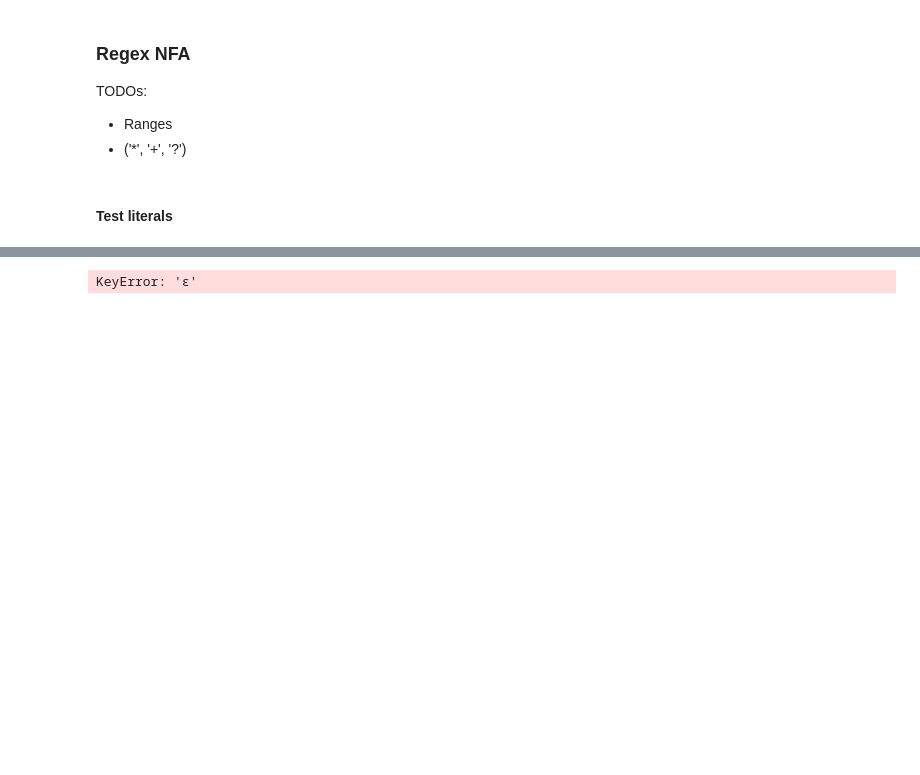
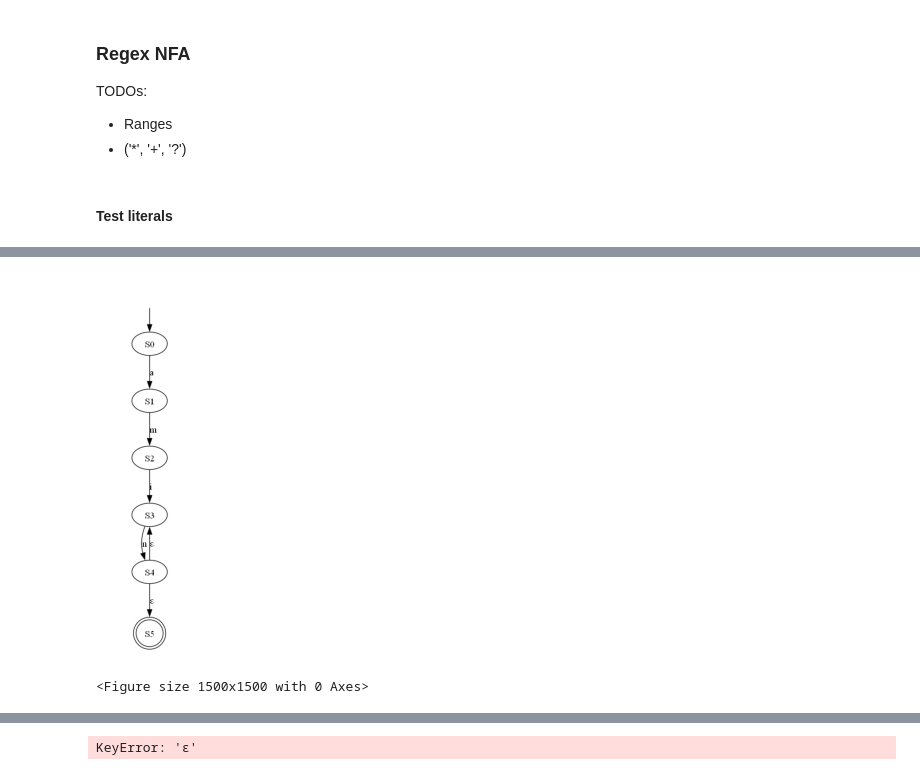
Before and after one commit to MohamedHAmin/NFA-DFA-cmd-generator, a Jupyter notebook: assignment_1.ipynb, the cells around one changed output, grey strips where cells are left out. Cells and saved outputs as stored; diff of their text form; code cells hidden in the pictures; blank space fills up the shorter version.

```diff
--- a/assignment_1.ipynb
+++ b/assignment_1.ipynb
@@ -186,0 +242,7 @@ KeyError: 'S1'
+# %%
+nfa = NFA()
+nfa.generate_NFA("amin+", "positiveClosure.json")
+display_and_save_image("positiveClosure.json", "positiveClosure")
+# %% [output]
+[figure, added]
+<Figure size 1500x1500 with 0 Axes>
```
Also changed, not shown: parts of 4 cells of this notebook, 9 other files.
